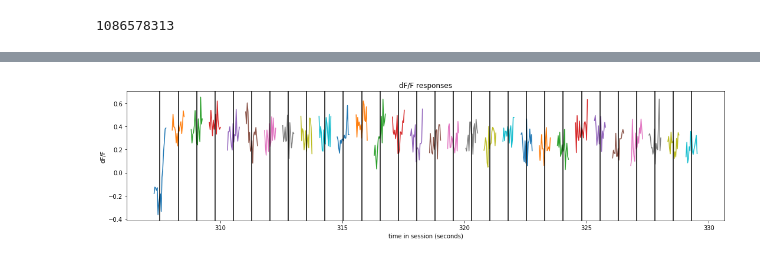
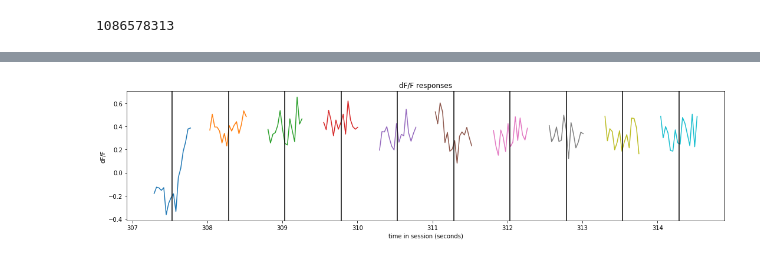
Before and after one commit to seungjaeryanlee/nma-cn-project, a Jupyter notebook: starter-v2.ipynb, the cells around one changed output, grey strips where cells are left out. Cells and saved outputs as stored; diff of their text form; code cells hidden in the pictures.

Commit message:
Clean starter-v2

```diff
--- a/starter-v2.ipynb
+++ b/starter-v2.ipynb
@@ -185,0 +149,5 @@ active_experiment.dff_traces.head(5)
+# %%
+active_stimulus_df = active_experiment.stimulus_presentations
+# %%
+active_stimulus_start_times = active_stimulus_df["start_time"]
+active_experiment.dff_traces.head()
@@ -188,6 +168,6 @@ dff_matrix = np.array(active_experiment.dff_traces["dff"].tolist())
 # %%
 diff_traces_per_stimulus = []
-for stimulus_start_time in tqdm(stimulus_start_times):
+for stimulus_start_time in tqdm(active_stimulus_start_times):
     diffs = []
     before_indices = get_indices_in_interval(active_experiment, stimulus_start_time-0.25, stimulus_start_time)
     after_indices = get_indices_in_interval(active_experiment, stimulus_start_time, stimulus_start_time+0.25)
@@ -215,15 +194,0 @@ np.max(mean_diff_per_cell)
-# %%
-fig, ax = plt.subplots(1, 1, figsize = (15, 4))
-
-for cell_specimen_id in [1086578313]:
-    ax.plot(
-        get_timestamps_in_interval(active_experiment, cell_specimen_id, stimulus_start_time-0.25, stimulus_start_time+0.25),
-        get_dff_in_interval(active_experiment, cell_specimen_id, stimulus_start_time-0.25, stimulus_start_time+0.25),
-    )
-
-ax.axvline(x=stimulus_start_time, color="k", linestyle="-")
-ax.set_title('dF/F responses')
-ax.set_ylabel('dF/F')
-ax.set_xlabel('time in session (seconds)')
-fig.tight_layout()
-fig.show()
@@ -232,18 +195,18 @@ fig.show()
 # %%
 fig, ax = plt.subplots(1, 1, figsize = (15, 4))
 
-for stimulus_start_time in stimulus_start_times[:30]:
+for stimulus_start_time in active_stimulus_start_times[:10]:
     for cell_specimen_id in [1086578313]:
         ax.plot(
-            get_timestamps_in_interval(active_experiment, cell_specimen_id, stimulus_start_time-0.25, stimulus_start_time+0.25),
+            get_timestamps_in_interval(active_experiment, stimulus_start_time-0.25, stimulus_start_time+0.25),
             get_dff_in_interval(active_experiment, cell_specimen_id, stimulus_start_time-0.25, stimulus_start_time+0.25),
         )
     ax.axvline(x=stimulus_start_time, color="k", linestyle="-")
 
 ax.set_title('dF/F responses')
 ax.set_ylabel('dF/F')
 ax.set_xlabel('time in session (seconds)')
 fig.tight_layout()
 fig.show()
 # %% [output]
-[figure, old version]
+[figure, new version]
```
Also changed, not shown: parts of 21 cells of this notebook.
